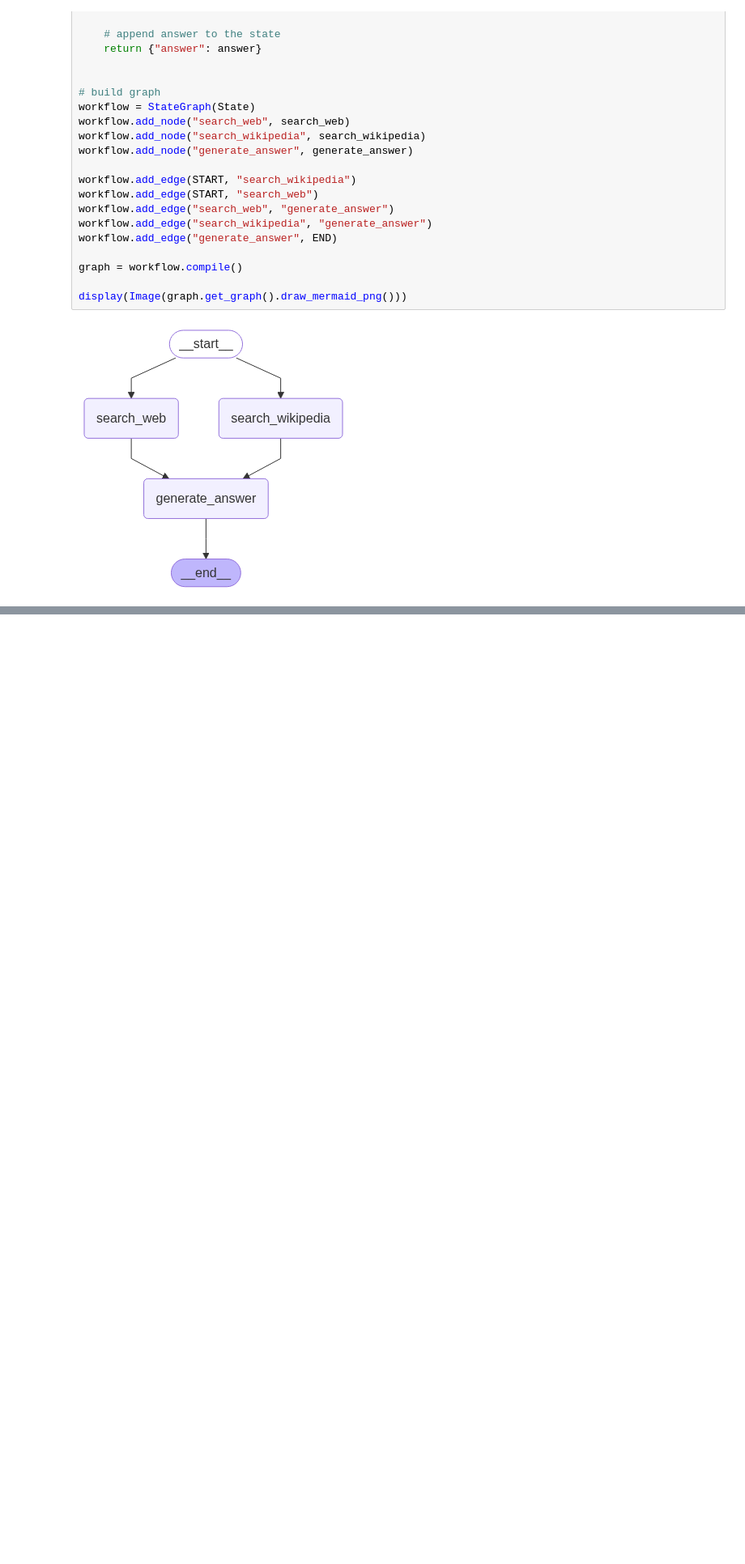
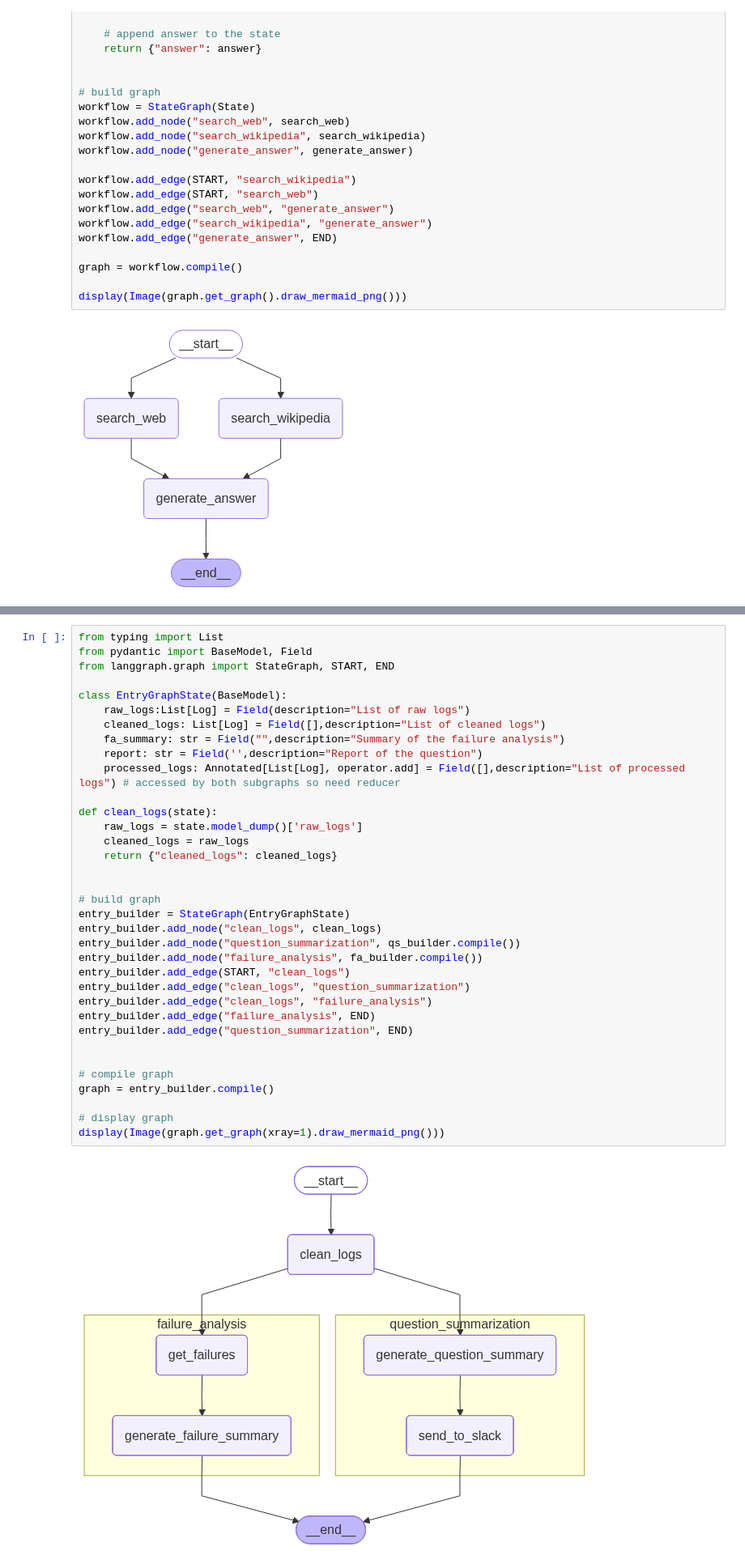
Before and after one commit to DeconvFFT/Langgraph-foundations, a Jupyter notebook: module4/research-agent.ipynb, the cells around one changed output, grey strips where cells are left out. Shown: that part at 81% size. Drawn from its saved outputs; the diff is of its cells as text; blank space fills up the shorter version.

Commit message:
Added subgraphs

```diff
--- a/module4/building-research-assistant.ipynb
+++ b/module4/research-agent.ipynb
@@ -295,0 +407,37 @@ answer
+# %%
+from typing import List
+from pydantic import BaseModel, Field
+from langgraph.graph import StateGraph, START, END
+
+class EntryGraphState(BaseModel):
+    raw_logs:List[Log] = Field(description="List of raw logs")
+    cleaned_logs: List[Log] = Field([],description="List of cleaned logs")
+    fa_summary: str = Field("",description="Summary of the failure analysis")
+    report: str = Field('',description="Report of the question")
+    processed_logs: Annotated[List[Log], operator.add] = Field([],description="List of processed logs") # accessed by both subgraphs so need reducer
+
+def clean_logs(state):
+    raw_logs = state.model_dump()['raw_logs']
+    cleaned_logs = raw_logs
+    return {"cleaned_logs": cleaned_logs}
+
+
+# build graph
+entry_builder = StateGraph(EntryGraphState)
+entry_builder.add_node("clean_logs", clean_logs)
+entry_builder.add_node("question_summarization", qs_builder.compile())
+entry_builder.add_node("failure_analysis", fa_builder.compile())
+entry_builder.add_edge(START, "clean_logs")
+entry_builder.add_edge("clean_logs", "question_summarization")
+entry_builder.add_edge("clean_logs", "failure_analysis")
+entry_builder.add_edge("failure_analysis", END)
+entry_builder.add_edge("question_summarization", END)
+
+
+# compile graph
+graph = entry_builder.compile()
+
+# display graph
+display(Image(graph.get_graph(xray=1).draw_mermaid_png()))
+# %% [output]
+[figure, added]
```
Also changed, not shown: parts of 10 cells of this notebook, 1 other file.
